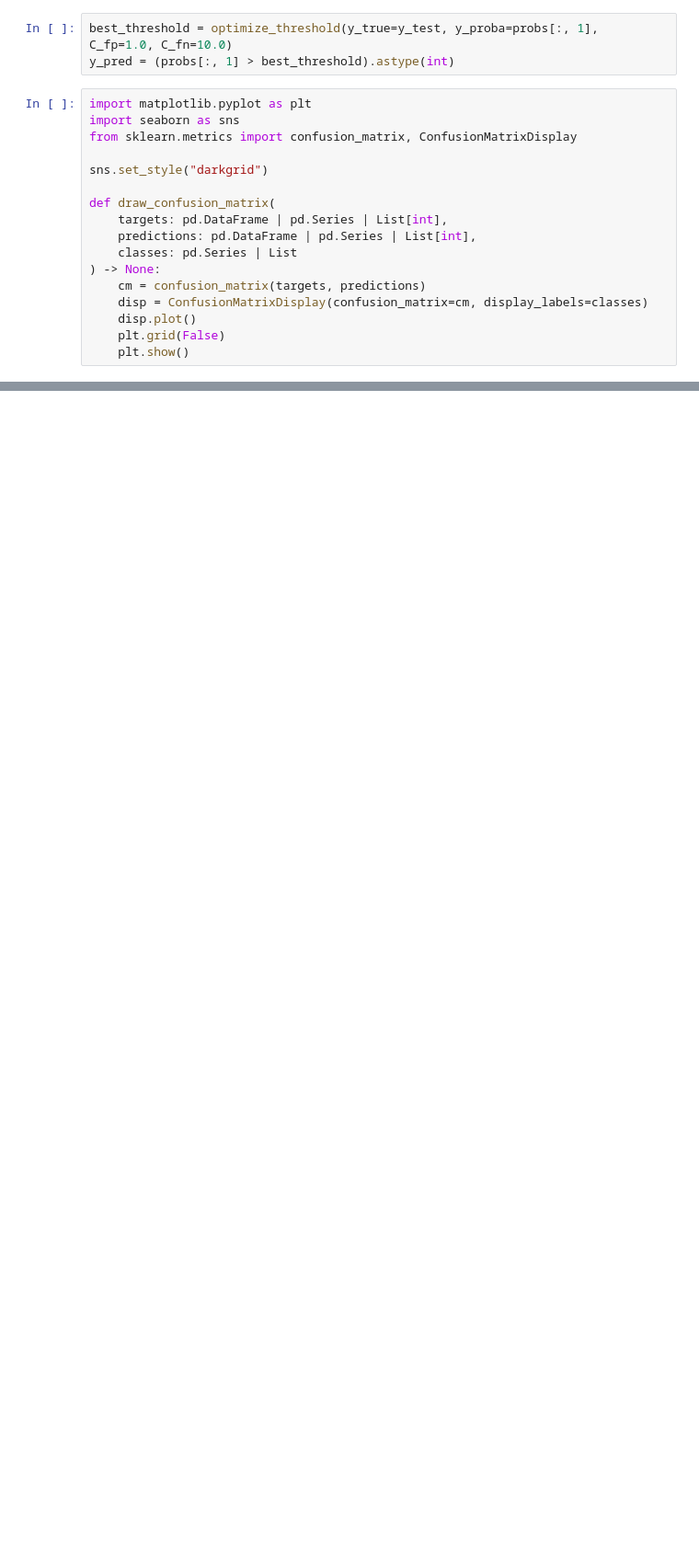
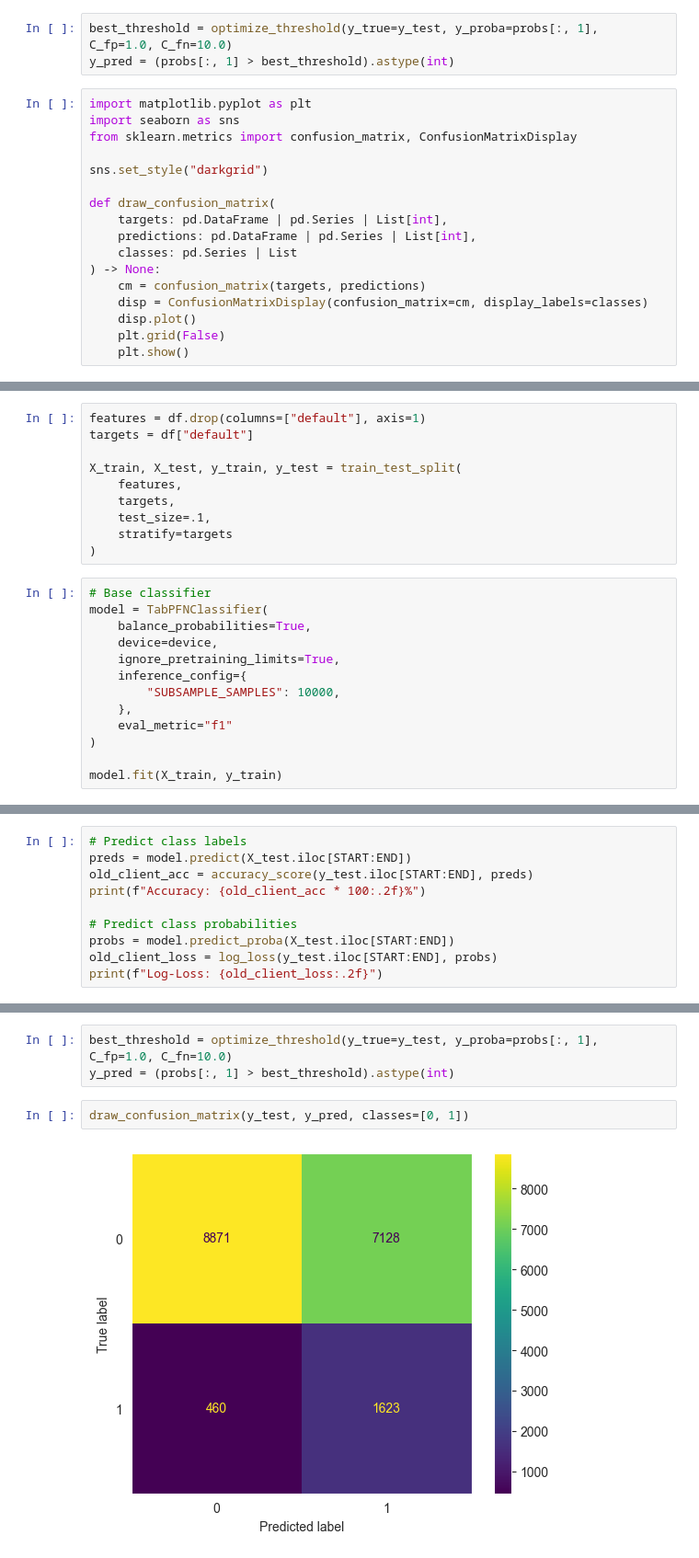
Before and after one commit to mikeasta/Credit-Scoring-Service, a Jupyter notebook: research/notebooks/tabpfn.ipynb, the cells around one changed output, grey strips where cells are left out. Shown at 92% size. Cells and saved outputs as stored; diff of their text form; blank space fills up the shorter version.

```diff
--- a/research/notebooks/tabpfn.ipynb
+++ b/research/notebooks/tabpfn.ipynb
@@ -178,0 +193,23 @@ plot_roc(targets=y_test, predictions=probs[:, 1])
+# %%
+features = df.drop(columns=["default"], axis=1)
+targets = df["default"]
+
+X_train, X_test, y_train, y_test = train_test_split(
+    features,
+    targets,
+    test_size=.1,
+    stratify=targets
+)
+# %%
+# Base classifier
+model = TabPFNClassifier(
+    balance_probabilities=True,
+    device=device,
+    ignore_pretraining_limits=True,
+    inference_config={
+        "SUBSAMPLE_SAMPLES": 10000,
+    },
+    eval_metric="f1"
+)
+
+model.fit(X_train, y_train)
@@ -178,0 +220,10 @@ plot_roc(targets=y_test, predictions=probs[:, 1])
+# %%
+# Predict class labels
+preds = model.predict(X_test.iloc[START:END])
+old_client_acc = accuracy_score(y_test.iloc[START:END], preds)
+print(f"Accuracy: {old_client_acc * 100:.2f}%")
+
+# Predict class probabilities
+probs = model.predict_proba(X_test.iloc[START:END])
+old_client_loss = log_loss(y_test.iloc[START:END], probs)
+print(f"Log-Loss: {old_client_loss:.2f}")
@@ -178,0 +233,7 @@ plot_roc(targets=y_test, predictions=probs[:, 1])
+# %%
+best_threshold = optimize_threshold(y_true=y_test, y_proba=probs[:, 1], C_fp=1.0, C_fn=10.0)
+y_pred = (probs[:, 1] > best_threshold).astype(int)
+# %%
+draw_confusion_matrix(y_test, y_pred, classes=[0, 1])
+# %% [output]
+[figure, added]
```
Also changed, not shown: parts of 16 cells of this notebook.
